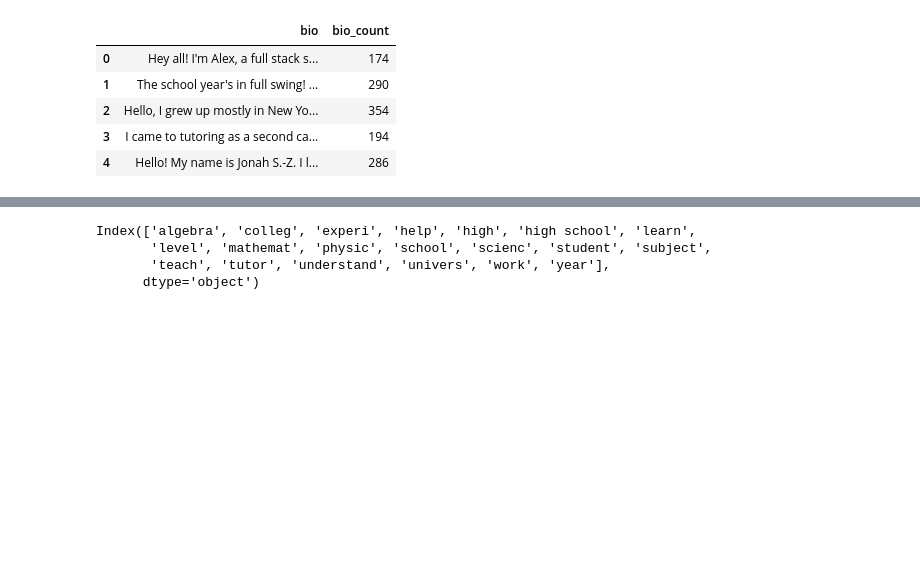
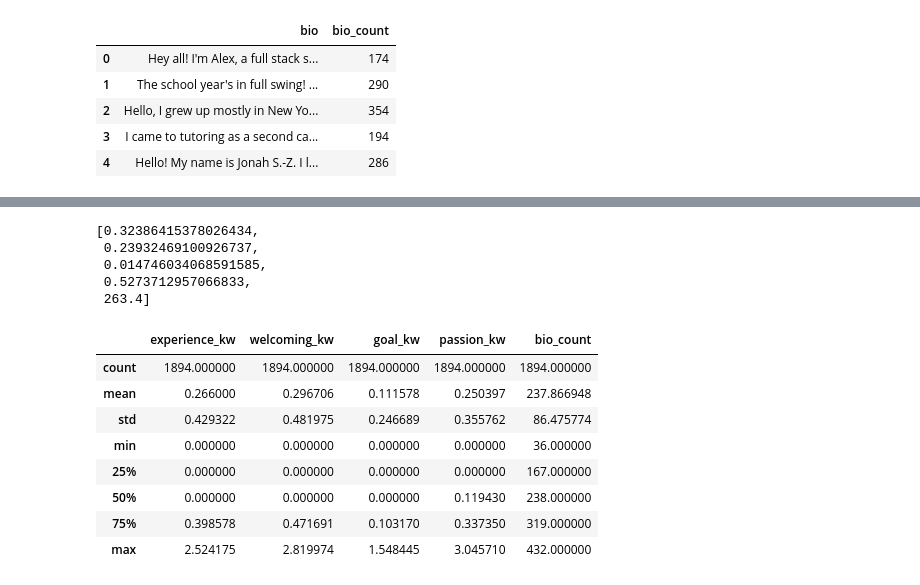
Before and after one commit to vijayoct27/tutor_prediction, a Jupyter notebook: tutor_nlp.ipynb, the cells around one changed output, grey strips where cells are left out. Drawn from its saved outputs; the diff is of its cells as text; code cells hidden in the pictures; blank space fills up the shorter version.

```diff
--- a/tutor_nlp.ipynb
+++ b/tutor_nlp.ipynb
@@ -247,0 +272,25 @@ Wall time: 3.75 s
+# %%
+experience_list = ['experience teaching tutoring', 'experience tutoring student', 'experience working student',
+                   'many student', 'many year',
+                   'year experience teaching', 'year experience tutoring',
+                   'year experience working',
+                   'year teaching experience', 'year tutoring experience', 'year experience',
+                   'teaching experience', 'tutoring experience']
+
+welcoming_list = ['look forward hearing', 'look forward helping', 'look forward meeting', 'look forward working',
+                  'forward working', 'hello name', 'hi name', 'please contact', 'please feel',
+                  'would like', 'would love', 'feel free contact', 'feel free reach', 'free contact question',
+                  'please contact question', 'please feel free']
+
+goal_list = ['goal help student', 'help student learn', 'achieve academic goal',
+             'help student succeed', 'help student understand', 'helping student achieve',
+             'helping student learn', 'helping student understand', 'success']
+
+passion_list = ['enjoy helping student', 'enjoy working student', 'enjoy', 'love', 'look forward',
+                 'believe every student', 'love help', 'love teaching',
+                 'love helping student', 'love working student', 'would love help']
+# %%
+df_eng['experience_kw'] = df_nlp[experience_list].sum(axis=1)
+df_eng['welcoming_kw'] = df_nlp[welcoming_list].sum(axis=1)
+df_eng['goal_kw'] = df_nlp[goal_list].sum(axis=1)
+df_eng['passion_kw'] = df_nlp[passion_list].sum(axis=1)
@@ -248,7 +303,23 @@ Wall time: 3.75 s
+# %%
+top10_tutors
+# %% [output]
+[0.32386415378026434,
+ 0.23932469100926737,
+ 0.014746034068591585,
+ 0.5273712957066833,
+ 263.4]
+# %%
+df_nlp = df_eng[['experience_kw','welcoming_kw', 'goal_kw', 'passion_kw', 'bio_count']]
+df_nlp.to_csv('tutor_nlp.csv', index=False)
 # %%
-df_nlp.columns
+df_nlp.describe()
 # %% [output]
-Index(['algebra', 'colleg', 'experi', 'help', 'high', 'high school', 'learn',
-       'level', 'mathemat', 'physic', 'school', 'scienc', 'student', 'subject',
-       'teach', 'tutor', 'understand', 'univers', 'work', 'year'],
-      dtype='object')
+|  | experience_kw | welcoming_kw | goal_kw | passion_kw | bio_count |
+| count | 1894.000000 | 1894.000000 | 1894.000000 | 1894.000000 | 1894.000000 |
+| mean | 0.266000 | 0.296706 | 0.111578 | 0.250397 | 237.866948 |
+| std | 0.429322 | 0.481975 | 0.246689 | 0.355762 | 86.475774 |
+| min | 0.000000 | 0.000000 | 0.000000 | 0.000000 | 36.000000 |
+| 25% | 0.000000 | 0.000000 | 0.000000 | 0.000000 | 167.000000 |
+| 50% | 0.000000 | 0.000000 | 0.000000 | 0.119430 | 238.000000 |
+| 75% | 0.398578 | 0.471691 | 0.103170 | 0.337350 | 319.000000 |
+| max | 2.524175 | 2.819974 | 1.548445 | 3.045710 | 432.000000 |
```
Also changed, not shown: parts of 10 cells of this notebook, 2 other files.
